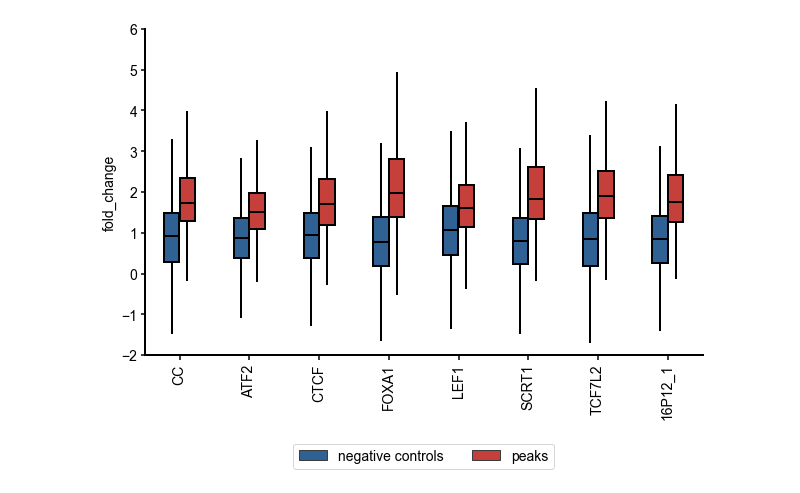
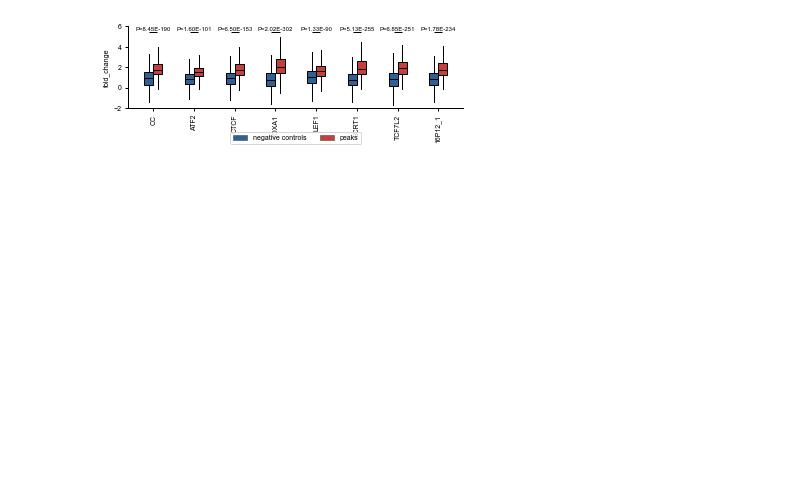
Before and after one commit to deeprob/starrseq_results, a Jupyter notebook: 0_quality_control/notebooks/1_controls.ipynb, the cells around one changed output. Cells and saved outputs as stored; diff of their text form; code cells hidden in the pictures; blank space fills up the shorter version.

```diff
--- a/0_quality_control/notebooks/1_controls.ipynb
+++ b/0_quality_control/notebooks/1_controls.ipynb
@@ -15,7 +15,7 @@ matplotlib.rcParams['ps.fonttype'] = 42
 matplotlib.rcParams['font.sans-serif'] = "Arial" # missing fonts:: https://alexanderlabwhoi.github.io/post/2021-03-missingfont/
 # Then, "ALWAYS use sans-serif fonts"
 matplotlib.rcParams['font.family'] = "sans-serif"
-matplotlib.rcParams.update({'font.size': 14, 'axes.linewidth': 2, 'xtick.major.width': 1.5, 'xtick.major.size': 5, 'ytick.major.width': 1.5, 'ytick.major.size': 4})
+matplotlib.rcParams.update({'font.size': 7, 'axes.linewidth': 1, 'xtick.major.width': 1, 'xtick.major.size': 3, 'ytick.major.width': 1, 'ytick.major.size': 3})
 from matplotlib.backends.backend_pdf import PdfPages
 # %%
 def save_pdf(save_file, fig):
@@ -81,10 +81,21 @@ def create_boxplot(
         palette=palette,  # '#D1245D', '#00ADEE', '#D1245D', '#00ADEE' "#0000a7" "#c1272d"
         orient="v",
         width=0.45,
-        linewidth=2,
+        linewidth=1,
         fliersize=0., capprops={'color':'none'}, boxprops={'edgecolor':'k'}, whiskerprops={'color':'k'}, medianprops={'color':'k'},
         ax=ax
         )
+
+    line_start=ylimits[-1]-0.5
+    for i,lib in enumerate(xticklabels):
+        peaks = box_df.loc[(box_df[xcol]==lib)&(box_df[hue_col]==hue_order[0]), ycol]
+        ncont = box_df.loc[(box_df[xcol]==lib)&(box_df[hue_col]==hue_order[1]), ycol]
+        res = ttest_ind(peaks, ncont, alternative="two-sided")
+        stats,pvalue = res.statistic, res.pvalue
+
+        ax.hlines(line_start, i-0.1, i+0.1, color="k", linewidth=1)
+        ax.text(i, line_start, f"P={pvalue:.2E}", ha="center", va="bottom", fontsize=6)
+
 
     # Adjust Axis
     ax.set_xlabel("")
@@ -103,9 +114,9 @@ def create_boxplot(
 # %%
 fig,ax = create_boxplot(
     plot_df, "library", "fold_change", "type", ["negative controls", "peaks"], libnames, (-2, 6),
-    figsize=(10,6), palette=["#1e61a5", "#dc2924"])
+    figsize=(6,1.5), palette=["#1e61a5", "#dc2924"])
 # %% [output]
-[figure, old version]
+[figure, new version]
 # %%
 save_file = "../data/figures/peaks_vs_controls.pdf"
 save_pdf(save_file, fig)
```
Also changed, not shown: 22 other files.
